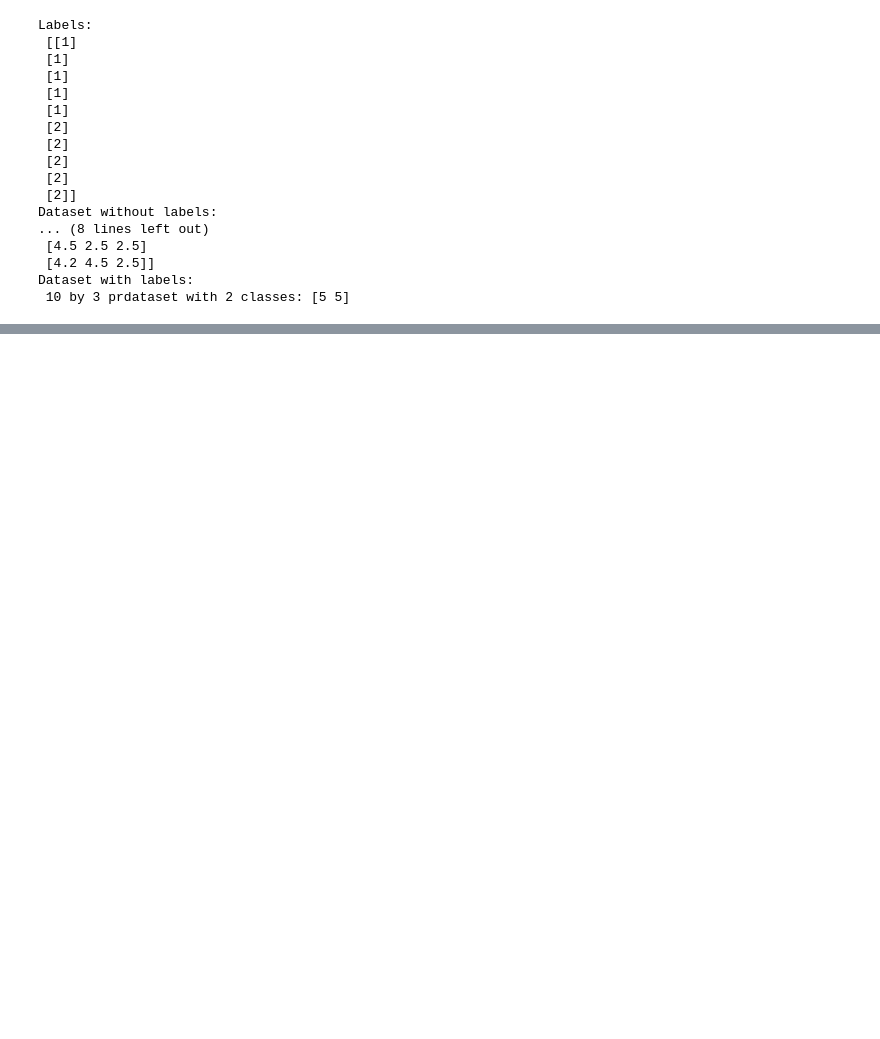
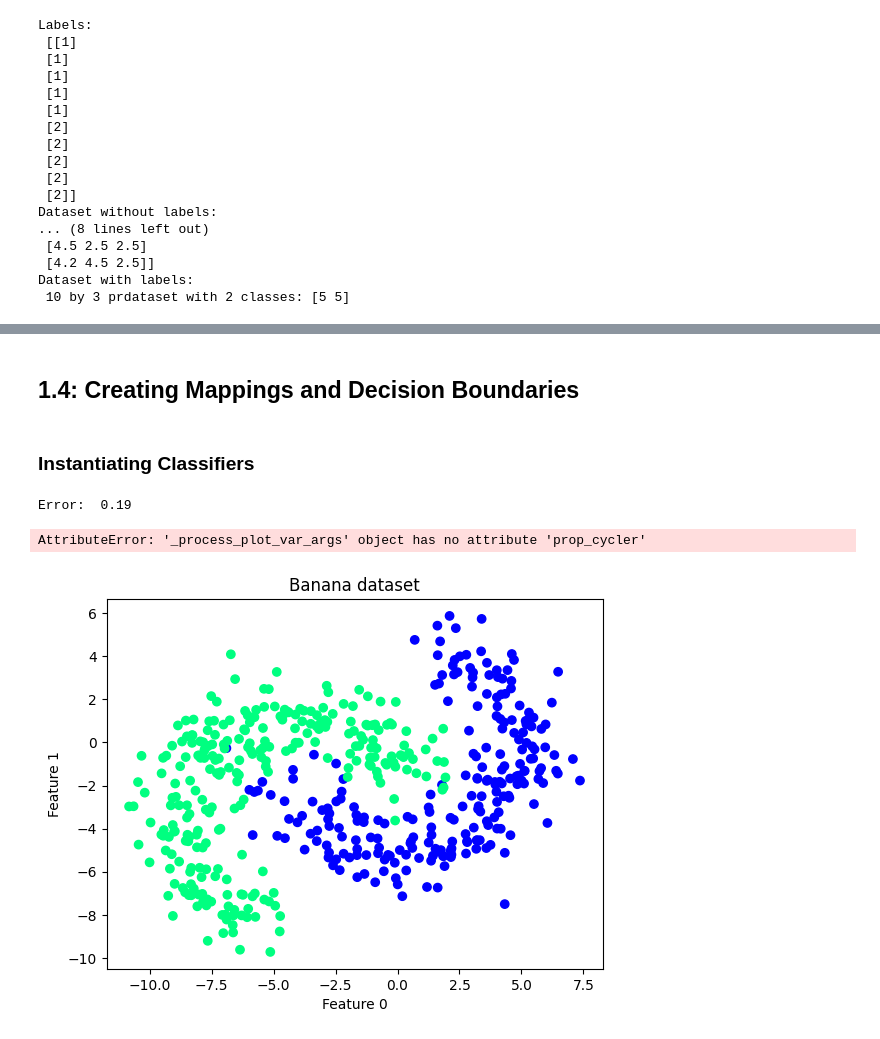
Before and after one commit to nadinekuo/MachineLearning1-Labs, a Jupyter notebook: 1-Basics-of-ML/1.1-decision-theory.ipynb, the cells around one changed output, grey strips where cells are left out. Saved outputs shown, nothing was run; the diff lists cells and outputs as text; code cells hidden in the pictures; blank space fills up the shorter version.

```diff
--- a/1-Basics-of-ML/1.1-decision-theory.ipynb
+++ b/1-Basics-of-ML/1.1-decision-theory.ipynb
@@ -63,0 +101,26 @@ Dataset with labels:
+# %% [markdown]
+## 1.4: Creating Mappings and Decision Boundaries
+# %% [markdown]
+### Instantiating Classifiers
+# %%
+bananas_data = pr.gendatb(500)
+nm_classifier = pr.nmc(bananas_data)  # directly trained on the dataset
+
+# nm_classifier = pr.nmc()  # create an untrained classifier
+# nm_classifier.train(bananas_data)
+
+classification = nm_classifier.eval(bananas_data)  # evaluate the classifier on the dataset
+# print('Labels: \n', pr.labeld(classification)) # extract the labels
+print('Error: ', pr.testc(classification)) # classification rate
+
+# We can also pass hyperparams
+svc_classifier = pr.svc(bananas_data, ('rbf', 4.5, 1)) # kernel, kernel parameter, regularization parameter
+
+# Plot the decision boundary
+pr.scatterd(bananas_data)
+# TODO: AttributeError??
+pr.plotc(svc_classifier)
+# %% [output]
+Error:  0.19
+AttributeError: '_process_plot_var_args' object has no attribute 'prop_cycler'
+[figure, added]
```
Also changed, not shown: parts of 13 cells of this notebook, 5 other files.
